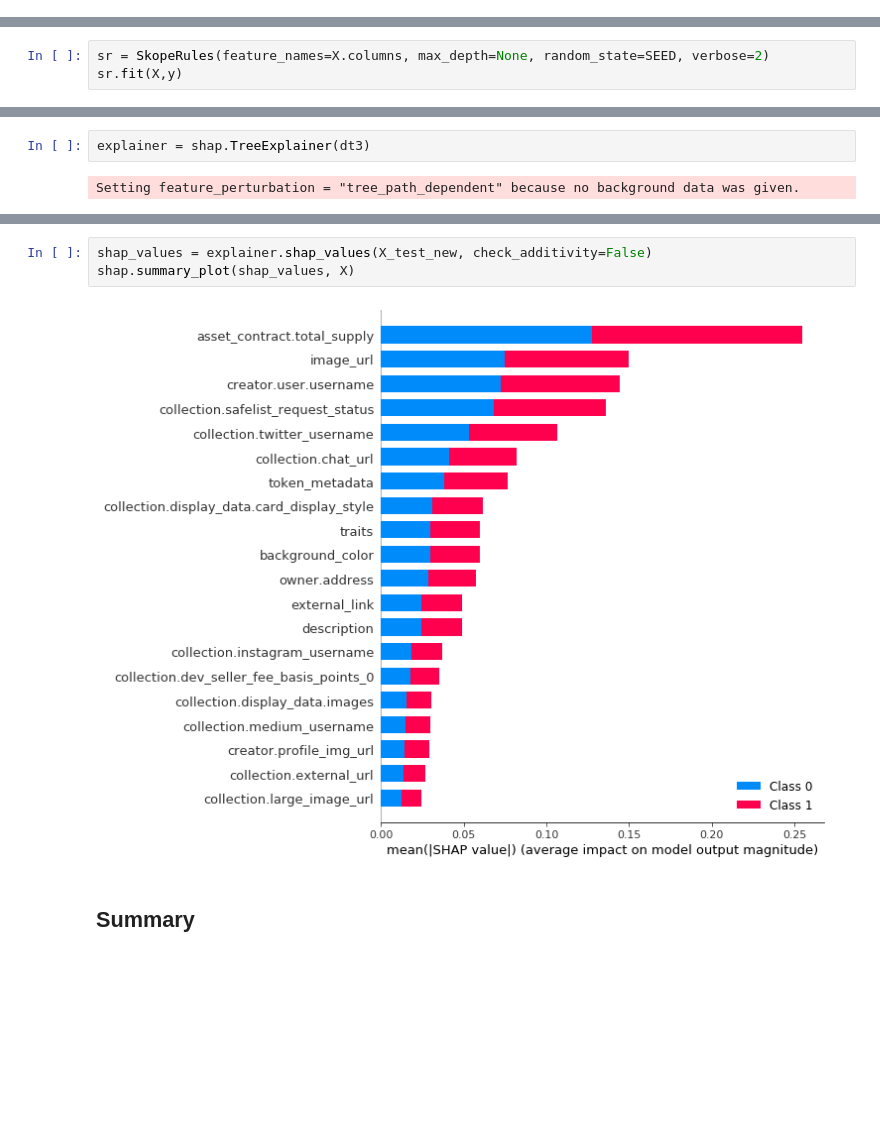
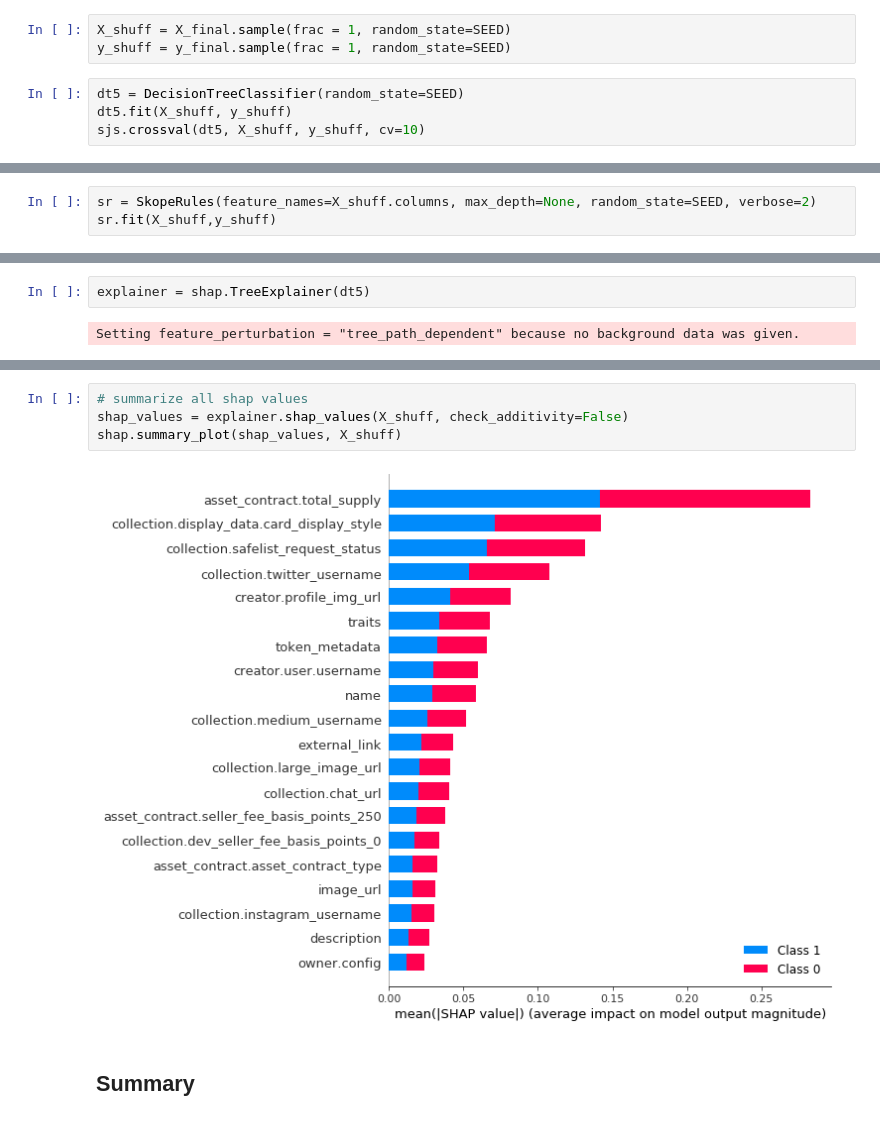
Before and after one commit to shawnjohnsamuel/nft-sale-prediction, a Jupyter notebook: notebooks/4_model.ipynb, the cells around one changed output, grey strips where cells are left out. Drawn from its saved outputs; the diff is of its cells as text; blank space fills up the shorter version.

Commit message:
trained final model with shuffling, added intro

```diff
--- a/notebooks/4_model.ipynb
+++ b/notebooks/4_model.ipynb
@@ -1134,0 +1236,7 @@ pd.DataFrame.from_dict(coef_dict, orient='index', columns=['coef']).sort_values(
+# %%
+X_shuff = X_final.sample(frac = 1, random_state=SEED)
+y_shuff = y_final.sample(frac = 1, random_state=SEED)
+# %%
+dt5 = DecisionTreeClassifier(random_state=SEED)
+dt5.fit(X_shuff, y_shuff)
+sjs.crossval(dt5, X_shuff, y_shuff, cv=10)
@@ -1145,8 +1274,8 @@ sys.modules['sklearn.externals.six'] = six
 from skrules import SkopeRules
 from sklearn.metrics import roc_curve, precision_recall_curve
 # %%
-sr = SkopeRules(feature_names=X.columns, max_depth=None, random_state=SEED, verbose=2)
-sr.fit(X,y)
+sr = SkopeRules(feature_names=X_shuff.columns, max_depth=None, random_state=SEED, verbose=2)
+sr.fit(X_shuff,y_shuff)
 # %% [output]
 [Parallel(n_jobs=1)]: Using backend SequentialBackend with 1 concurrent workers.
 Building estimator 1 of 10 for this parallel run (total 10)...
@@ -1287,7 +1391,7 @@ plt.show()
 # %%
 import shap
 # %%
-explainer = shap.TreeExplainer(dt3)
+explainer = shap.TreeExplainer(dt5)
 # %% [output]
 Setting feature_perturbation = "tree_path_dependent" because no background data was given.
 # %%
@@ -1311,10 +1413,11 @@ shap.force_plot(explainer.expected_value[1], shap_values[1], rows_to_eval)
 [interactive output not drawn]
 [interactive output not drawn]
 # %%
-shap_values = explainer.shap_values(X_test_new, check_additivity=False)
-shap.summary_plot(shap_values, X)
+# summarize all shap values
+shap_values = explainer.shap_values(X_shuff, check_additivity=False)
+shap.summary_plot(shap_values, X_shuff)
 # %% [output]
-[figure, old version]
+[figure, new version]
 # %% [markdown]
 ## Summary
 # %% [markdown]
```
Also changed, not shown: parts of 34 cells of this notebook.
